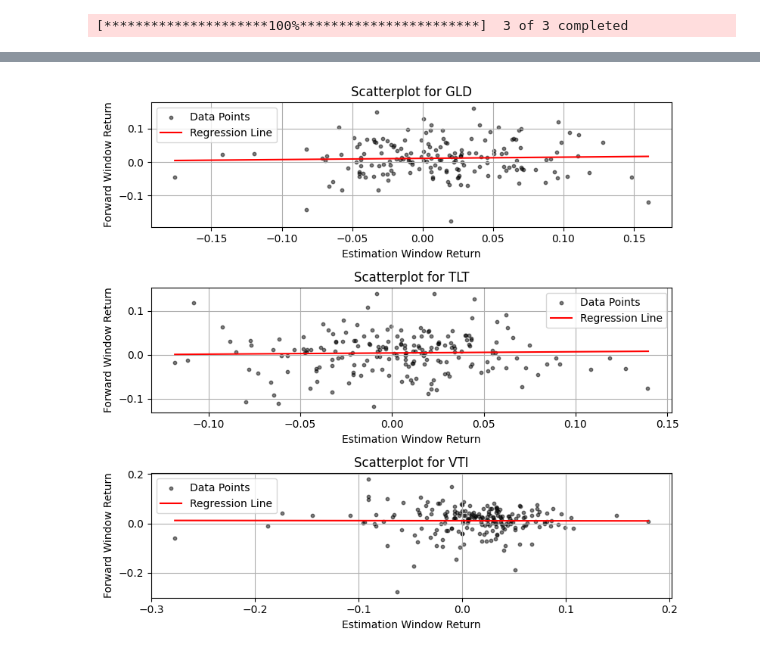
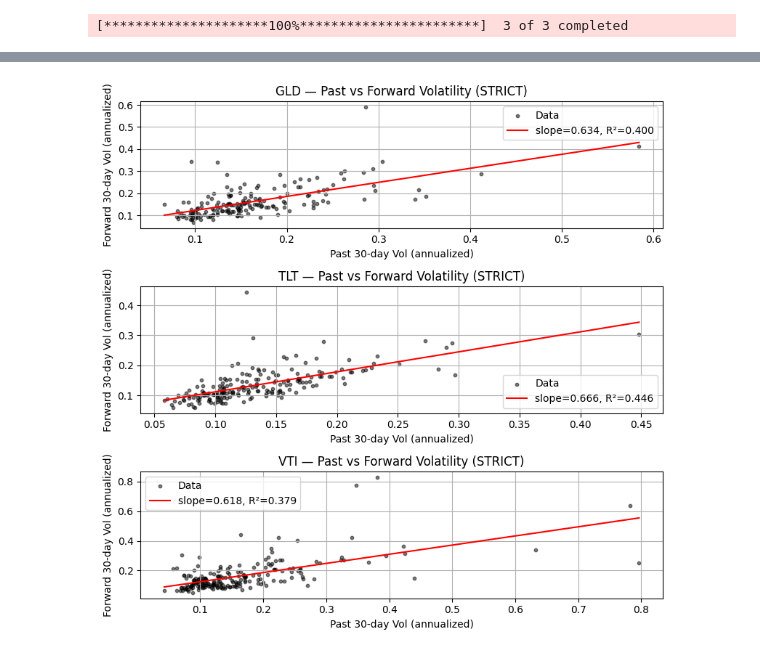
Before and after one commit to aaart42/trading_pub, a Jupyter notebook: RiskPremiaResearch_in_Python.ipynb, the cells around one changed output, grey strips where cells are left out. Drawn from its saved outputs; the diff is of its cells as text; code cells hidden in the pictures.

Commit message:
Restructured code. Added 2 ways of calculating vola (strict, approx).

```diff
--- a/RiskPremiaResearch_in_Python.ipynb
+++ b/RiskPremiaResearch_in_Python.ipynb
@@ -103 +43,21 @@ adj_long_clean
+# %%
+# ========================
+# Returns (log)
+# ========================
+
+# 1-day log return
+adj_long["log_return_1d"] = np.log(
+    adj_long["Price"] / adj_long.groupby("Ticker")["Price"].shift(1)
+)
+
+# k-day past log return: log(P_t / P_{t-k})
+adj_long["log_return_past"] = np.log(
+    adj_long["Price"] / adj_long.groupby("Ticker")["Price"].shift(lookback)
+)
+
+# k-day forward log return: log(P_{t+k} / P_t)
+# Uses prices from the next k days (no overlap with the past window)
+adj_long["log_return_fwd"] = np.log(
+    adj_long.groupby("Ticker")["Price"].shift(-look_forward) / adj_long["Price"]
+)
 # %%
@@ -153,29 +145,31 @@ adj_long_non_overlapping
 # %%
-# Create scatter plots for each ETF, stacked vertically, with independent scaling
-fig, axs = plt.subplots(len(etf), 1, figsize=(8, 2.5 * len(etf)), sharex=False, sharey=False)
+# ========================
+# Clean rows for plotting (strict variants)
+# ========================
+adj_long_clean_strict = adj_long.dropna(
+    subset=["vol_past_strict", "vol_fwd_strict"]
+).copy()
 
+# If overlap is disabled, keep every lookback-th observation per ticker
+if allow_overlap == 0:
+    adj_long_clean_strict = adj_long_clean_strict[adj_long_clean_strict.groupby("Ticker").cumcount() % lookback == 0]
+
+# ========================
+# Plot: past vs forward volatility (STRICT)
+# ========================
+fig, axs = plt.subplots(len(etf), 1, figsize=(8, 2.6 * len(etf)), sharex=False, sharey=False)
 for i, ticker in enumerate(etf):
-    subset = adj_long_non_overlapping[adj_long_non_overlapping['Ticker'] == ticker]
-
-    # Scatter plot: back_returns on x, forward_return on y
-    axs[i].scatter(subset['back_returns'], subset['forward_return'], alpha=0.5, s=10, color='black', label='Data Points')
-
-    # Linear regression (add regression line)
-    if len(subset) > 1:  # Need at least 2 points for regression
-        result = linregress(subset['back_returns'], subset['forward_return'])
-        x_vals = np.array([subset['back_returns'].min(), subset['back_returns'].max()])
-        y_vals = result.slope * x_vals + result.intercept
-        axs[i].plot(x_vals, y_vals, color='red', label='Regression Line')
-
-    # Set title with ticker name
-    axs[i].set_title(f'Scatterplot for {ticker}')
-
-    axs[i].set_xlabel('Estimation Window Return')
-    axs[i].set_ylabel('Forward Window Return')
-    axs[i].grid(True)
-    axs[i].legend()
-
-plt.tight_layout()
-plt.show()
+    sub = adj_long_clean_strict[adj_long_clean_strict["Ticker"] == ticker]
+    axs[i].scatter(sub["vol_past_strict"], sub["vol_fwd_strict"], s=10, alpha=0.5, color="black", label="Data")
+    if len(sub) > 1:
+        res = linregress(sub["vol_past_strict"], sub["vol_fwd_strict"])
+        x = np.array([sub["vol_past_strict"].min(), sub["vol_past_strict"].max()])
+        y = res.slope * x + res.intercept
+        axs[i].plot(x, y, color="red", label=f"slope={res.slope:.3f}, R²={res.rvalue**2:.3f}")
+    axs[i].set_title(f"{ticker} — Past vs Forward Volatility (STRICT)")
+    axs[i].set_xlabel(f"Past {lookback}-day Vol (annualized)")
+    axs[i].set_ylabel(f"Forward {look_forward}-day Vol (annualized)")
+    axs[i].grid(True); axs[i].legend(loc="best")
+plt.tight_layout(); plt.show()
 # %% [output]
-[figure, old version]
+[figure, new version]
```
Also changed, not shown: parts of 13 cells of this notebook.
